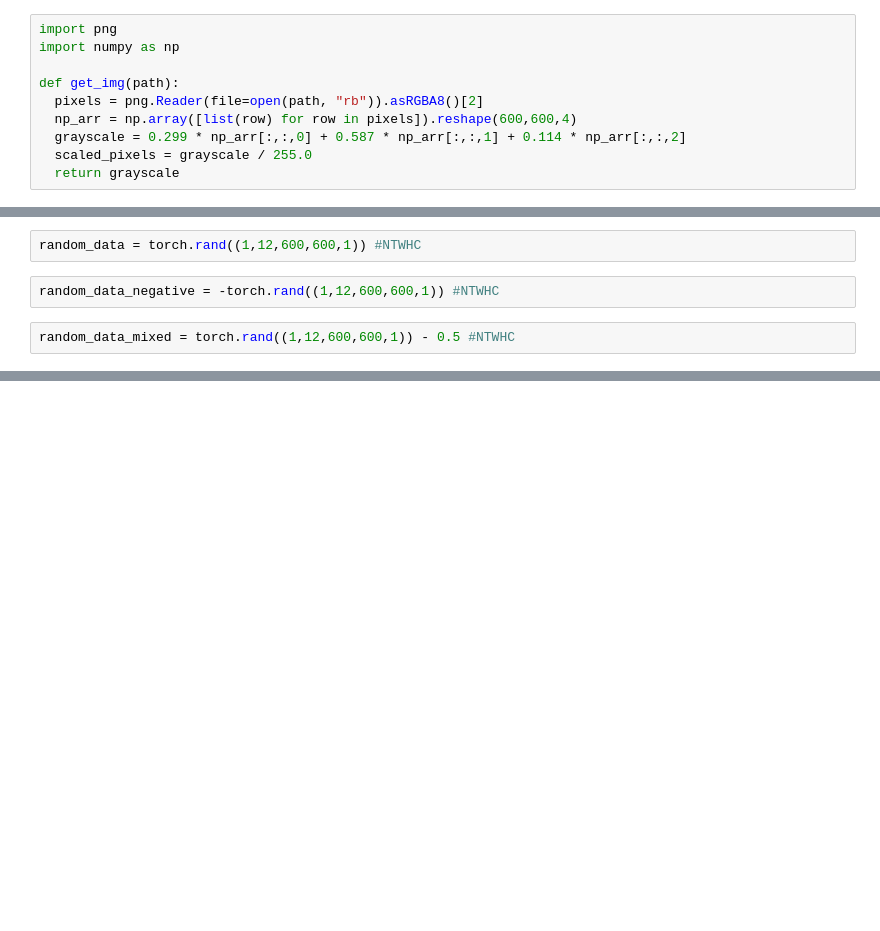
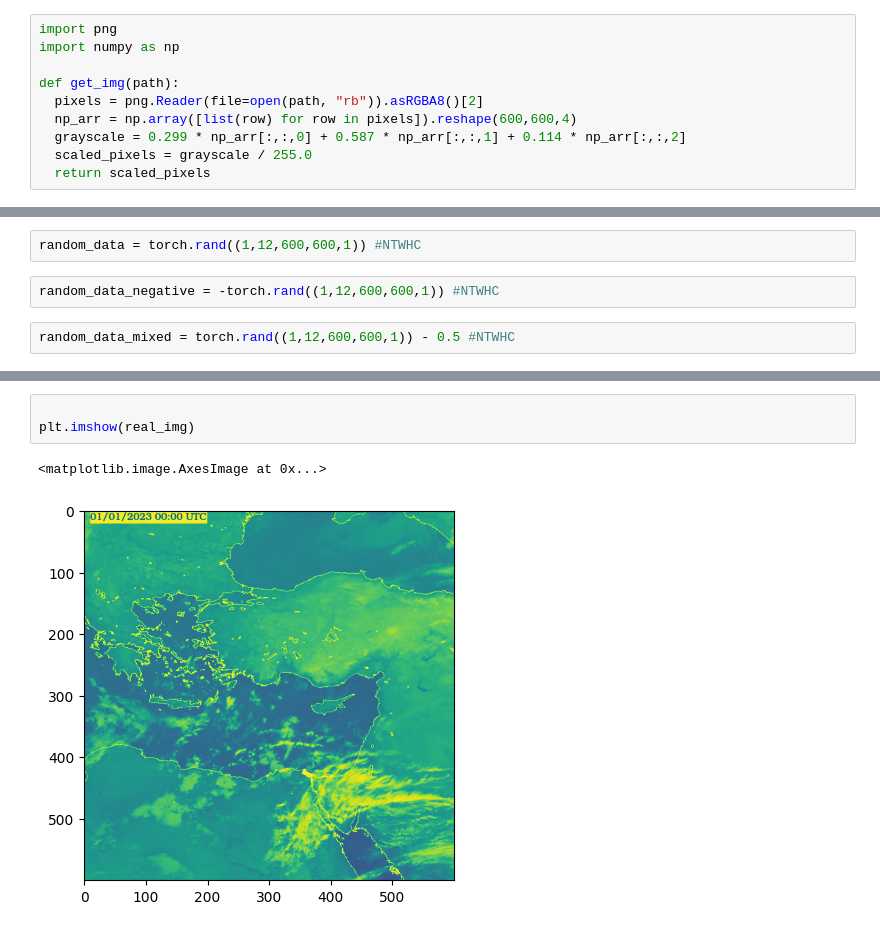
Before and after one commit to leahandofir/earthformer-inference-experiments, a Jupyter notebook: google_colab_experiments/fss_debug.ipynb, the cells around one changed output, grey strips where cells are left out. Cells and saved outputs as stored; diff of their text form; blank space fills up the shorter version.

```diff
--- a/google_colab_experiments/fss_debug.ipynb
+++ b/google_colab_experiments/fss_debug.ipynb
@@ -133,7 +131,7 @@ def get_img(path):
   np_arr = np.array([list(row) for row in pixels]).reshape(600,600,4)
   grayscale = 0.299 * np_arr[:,:,0] + 0.587 * np_arr[:,:,1] + 0.114 * np_arr[:,:,2]
   scaled_pixels = grayscale / 255.0
-  return grayscale
+  return scaled_pixels
 # %%
 real_img = get_img('/content/drive/MyDrive/data_from_IMS/ims_ir_png_samples/202301010000.png')
 
@@ -167,0 +226,6 @@ barely negative random: 1.0
+# %%
+
+plt.imshow(real_img)
+# %% [output]
+<matplotlib.image.AxesImage at 0x...>
+[figure, added]
```
Also changed, not shown: parts of 12 cells of this notebook.
